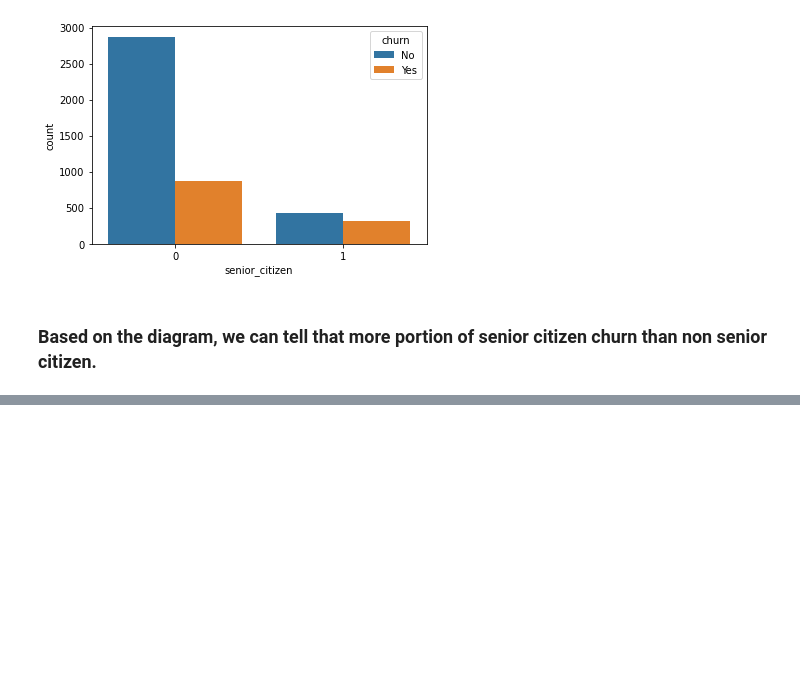
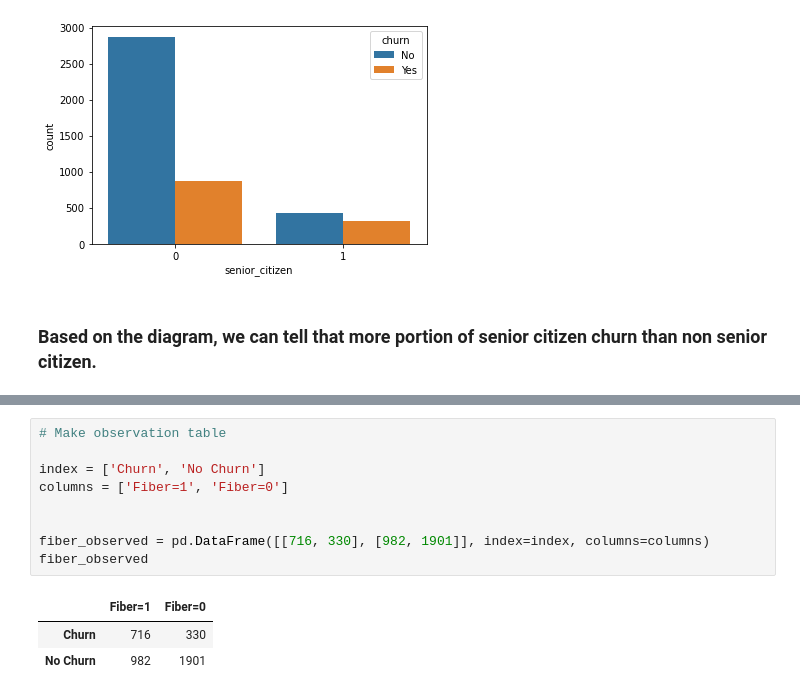
Before and after one commit to rajaramgautam/classification_project, a Jupyter notebook: Classification_Project.ipynb, the cells around one changed output, grey strips where cells are left out. Saved outputs shown, nothing was run; the diff lists cells and outputs as text; blank space fills up the shorter version.

```diff
--- a/Classification_Project.ipynb
+++ b/Classification_Project.ipynb
@@ -326,0 +396,13 @@ sns.countplot(x = 'senior_citizen', hue = 'churn', data = train)
+# %%
+# Make observation table
+
+index = ['Churn', 'No Churn']
+columns = ['Fiber=1', 'Fiber=0']
+
+
+fiber_observed = pd.DataFrame([[716, 330], [982, 1901]], index=index, columns=columns)
+fiber_observed
+# %% [output]
+|  | Fiber=1 | Fiber=0 |
+| Churn | 716 | 330 |
+| No Churn | 982 | 1901 |
```
Also changed, not shown: parts of 84 cells of this notebook.
